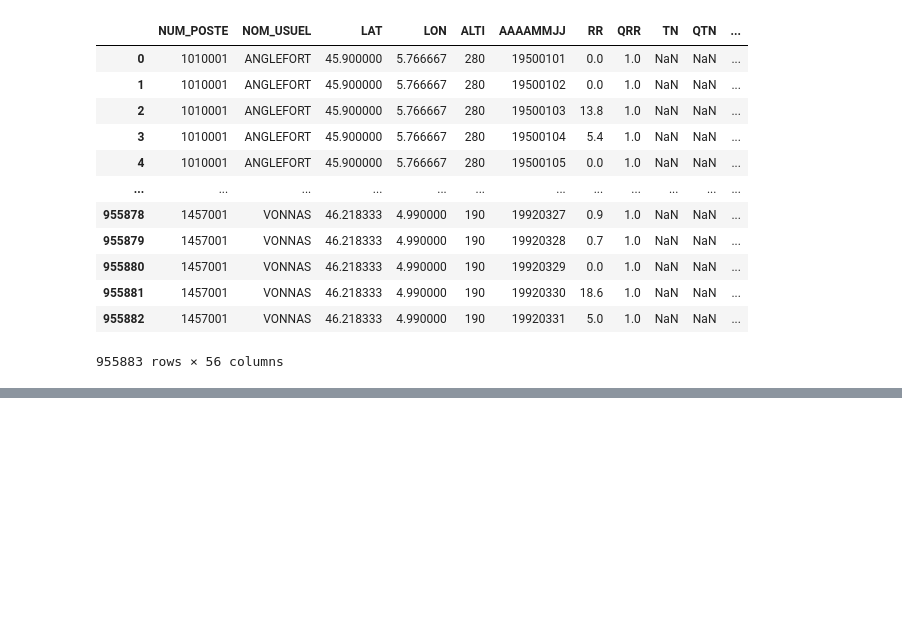
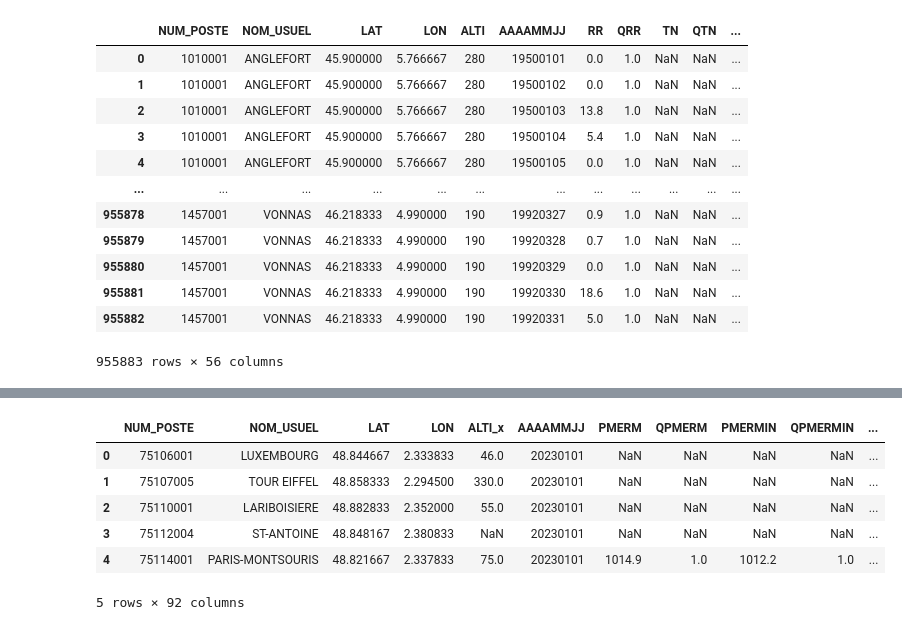
Before and after one commit to YannSko/Transport_App, a Jupyter notebook: api.ipynb, the cells around one changed output, grey strips where cells are left out. Drawn from its saved outputs; the diff is of its cells as text; code cells hidden in the pictures; blank space fills up the shorter version.

```diff
--- a/api.ipynb
+++ b/api.ipynb
@@ -215,0 +418,26 @@ FileNotFoundError: [Errno 2] No such file or directory: 'Q_descriptif_champs_RR-
+# %%
+import pandas as pd
+
+# Load the datasets directly from the CSV files
+df1 = pd.read_csv('Q_75_latest-2023-2024_autres-parametres.csv', sep=';')
+df2 = pd.read_csv('Q_75_latest-2023-2024_RR-T-Vent.csv', sep=';')
+
+# Merge the dataframes on 'AAAAMMJJ' and other relevant identifiers
+merged_df = pd.merge(df1, df2, on=['AAAAMMJJ', 'NUM_POSTE', 'NOM_USUEL', 'LAT', 'LON'], how='outer')
+
+# Drop columns where all elements are NaN
+merged_df.dropna(axis=1, how='all', inplace=True)
+
+# Display the merged DataFrame after dropping NaN-only columns
+merged_df.head()
+
+# Optionally, you can save this cleaned DataFrame to a new CSV
+# merged_df.to_csv('cleaned_merged_dataset.csv', index=False)
+# %% [output]
+|  | NUM_POSTE | NOM_USUEL | LAT | LON | ALTI_x | AAAAMMJJ | PMERM | QPMERM | PMERMIN | QPMERMIN | ... |
+| 0 | 75106001 | LUXEMBOURG | 48.844667 | 2.333833 | 46.0 | 20230101 | NaN | NaN | NaN | NaN | ... |
+| 1 | 75107005 | TOUR EIFFEL | 48.858333 | 2.294500 | 330.0 | 20230101 | NaN | NaN | NaN | NaN | ... |
+| 2 | 75110001 | LARIBOISIERE | 48.882833 | 2.352000 | 55.0 | 20230101 | NaN | NaN | NaN | NaN | ... |
+| 3 | 75112004 | ST-ANTOINE | 48.848167 | 2.380833 | NaN | 20230101 | NaN | NaN | NaN | NaN | ... |
+| 4 | 75114001 | PARIS-MONTSOURIS | 48.821667 | 2.337833 | 75.0 | 20230101 | 1014.9 | 1.0 | 1012.2 | 1.0 | ... |
+5 rows × 92 columns
```
Also changed, not shown: parts of 10 cells of this notebook.
